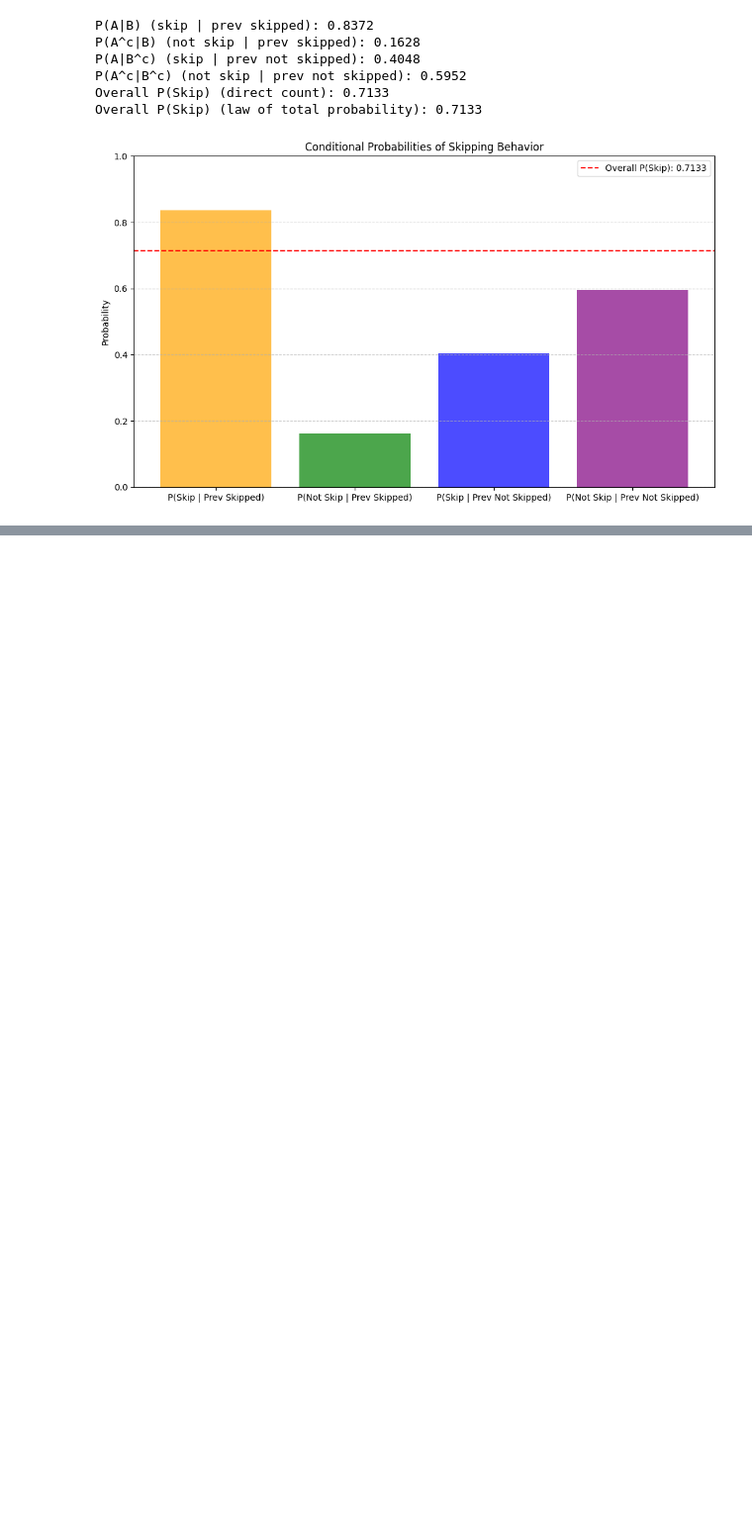
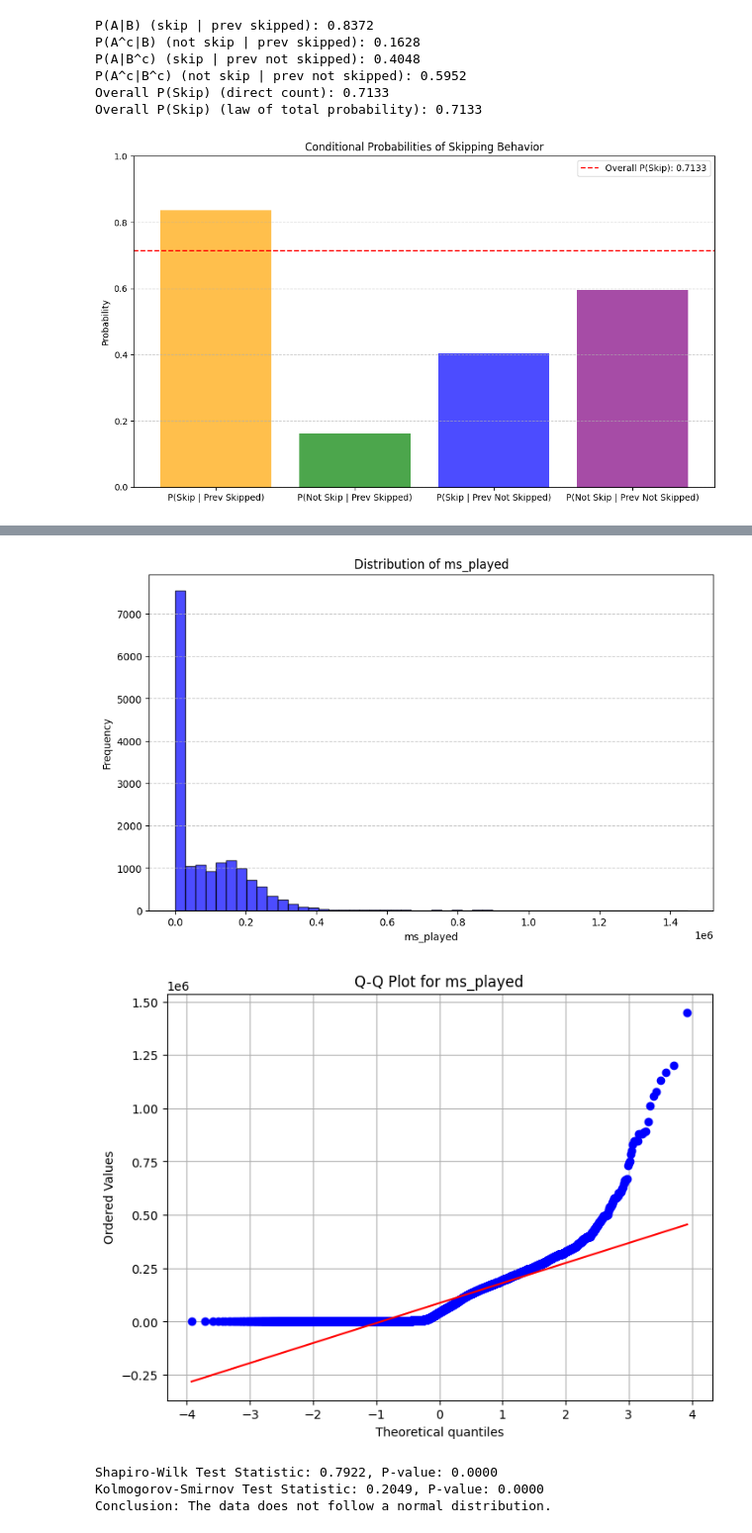
Before and after one commit to Choudhry18/Math-3320, a Jupyter notebook: final_presentation.ipynb, the cells around one changed output, grey strips where cells are left out. Shown at 99% size. Saved outputs shown, nothing was run; the diff lists cells and outputs as text; code cells hidden in the pictures; blank space fills up the shorter version.

```diff
--- a/final_presentation.ipynb
+++ b/final_presentation.ipynb
@@ -315,0 +313,43 @@ Conclusion: Reject H₀ – Shuffle mode is biased!
+# %%
+import matplotlib.pyplot as plt
+import numpy as np
+from scipy.stats import shapiro, kstest, norm, probplot
+
+# Extract ms_played values
+ms_played = [entry['ms_played'] for entry in streaming_data if 'ms_played' in entry]
+
+# Plot histogram
+plt.figure(figsize=(10, 6))
+plt.hist(ms_played, bins=50, alpha=0.7, color='blue', edgecolor='black')
+plt.title('Distribution of ms_played')
+plt.xlabel('ms_played')
+plt.ylabel('Frequency')
+plt.grid(axis='y', linestyle='--', alpha=0.7)
+plt.show()
+
+# Q-Q plot
+plt.figure(figsize=(8, 6))
+probplot(ms_played, dist="norm", plot=plt)
+plt.title('Q-Q Plot for ms_played')
+plt.grid()
+plt.show()
+
+# Perform Shapiro-Wilk test
+shapiro_stat, shapiro_p = shapiro(ms_played)
+print(f"Shapiro-Wilk Test Statistic: {shapiro_stat:.4f}, P-value: {shapiro_p:.4f}")
+
+# Perform Kolmogorov-Smirnov test
+ks_stat, ks_p = kstest(ms_played, 'norm', args=(np.mean(ms_played), np.std(ms_played)))
+print(f"Kolmogorov-Smirnov Test Statistic: {ks_stat:.4f}, P-value: {ks_p:.4f}")
+
+# Interpretation
+if shapiro_p < 0.05 or ks_p < 0.05:
+    print("Conclusion: The data does not follow a normal distribution.")
+else:
+    print("Conclusion: The data appears to follow a normal distribution.")
+# %% [output]
+[figure, added]
+[figure, added]
+Shapiro-Wilk Test Statistic: 0.7922, P-value: 0.0000
+Kolmogorov-Smirnov Test Statistic: 0.2049, P-value: 0.0000
+Conclusion: The data does not follow a normal distribution.
```
Also changed, not shown: parts of 4 cells of this notebook.
